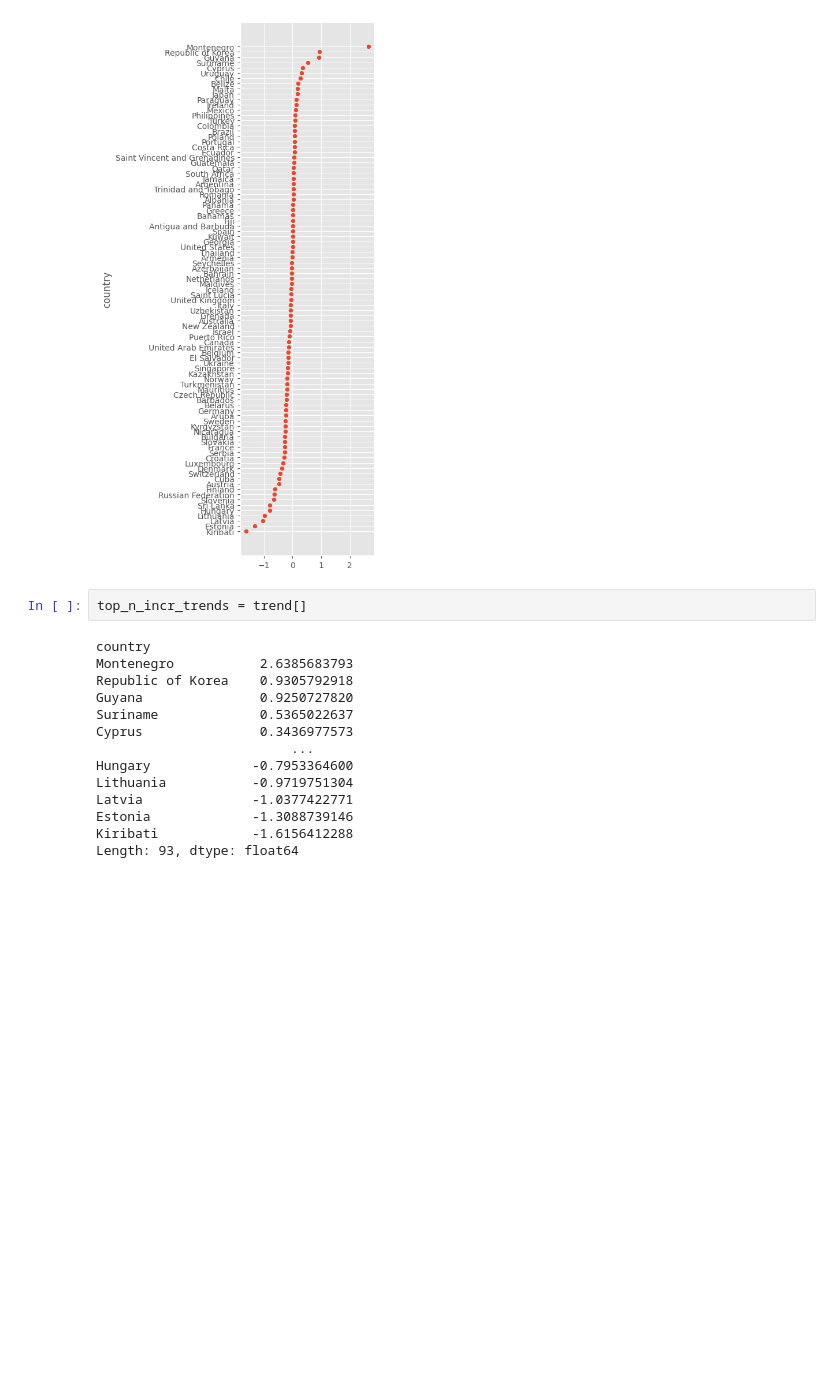
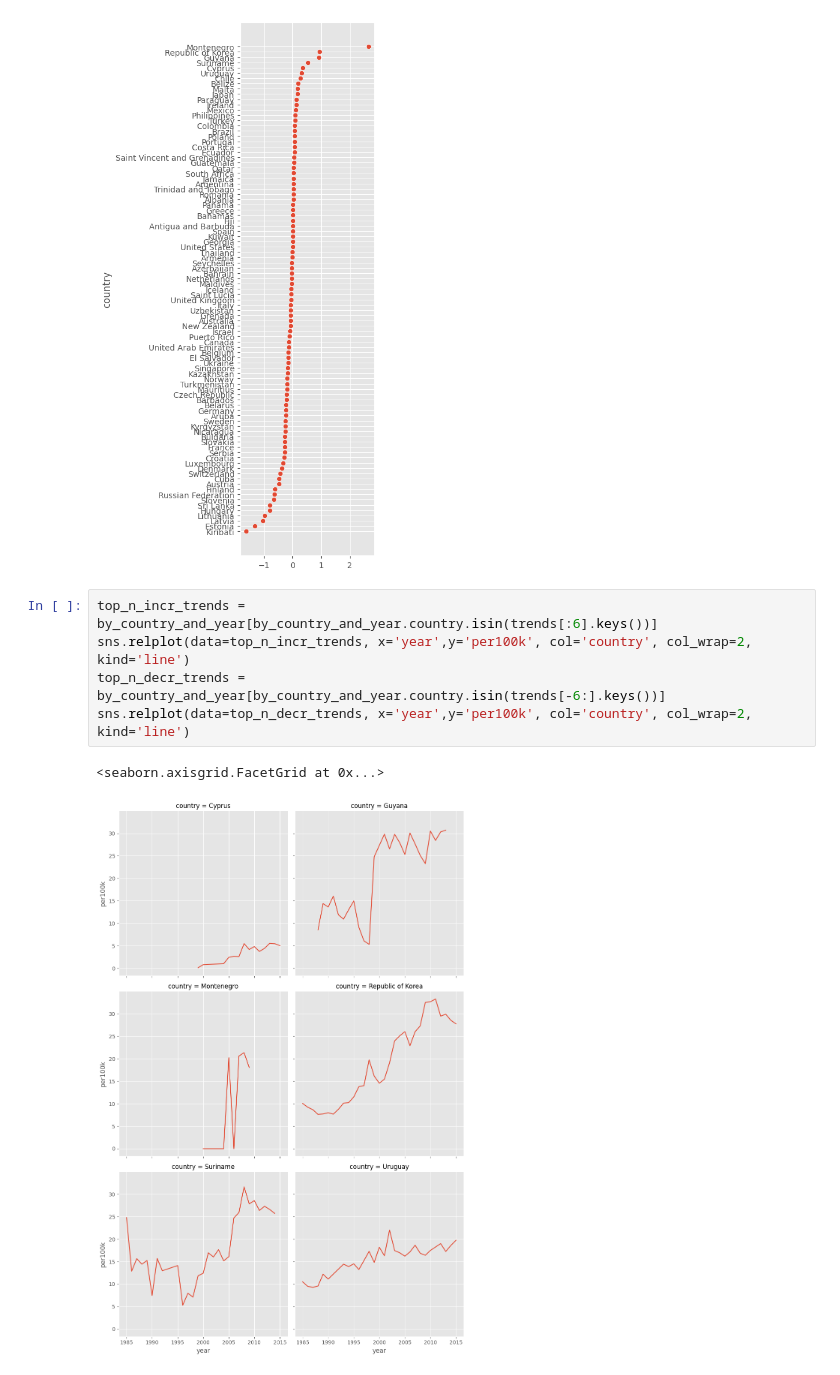
Before and after one commit to MarcelRosier/bdp_project, a Jupyter notebook: mental_health/eda.ipynb, the cells around one changed output. Drawn from its saved outputs; the diff is of its cells as text; blank space fills up the shorter version.

Commit message:
- added top 6 incr/ decr country plots

```diff
--- a/mental_health/eda.ipynb
+++ b/mental_health/eda.ipynb
@@ -292,19 +292,11 @@ sns.scatterplot(x=trends.values, y=trends.keys(), ax=ax)
 # %% [output]
 <AxesSubplot: ylabel='country'>
 [figure]
-# %%
-top_n_incr_trends = trend[]
-# %% [output]
-country
-Montenegro           2.6385683793
-Republic of Korea    0.9305792918
-Guyana               0.9250727820
-Suriname             0.5365022637
-Cyprus               0.3436977573
-                         ...
-Hungary             -0.7953364600
-Lithuania           -0.9719751304
-Latvia              -1.0377422771
-Estonia             -1.3088739146
-Kiribati            -1.6156412288
-Length: 93, dtype: float64
+# %%
+top_n_incr_trends = by_country_and_year[by_country_and_year.country.isin(trends[:6].keys())]
+sns.relplot(data=top_n_incr_trends, x='year',y='per100k', col='country', col_wrap=2, kind='line')
+top_n_decr_trends = by_country_and_year[by_country_and_year.country.isin(trends[-6:].keys())]
+sns.relplot(data=top_n_decr_trends, x='year',y='per100k', col='country', col_wrap=2, kind='line')
+# %% [output]
+<seaborn.axisgrid.FacetGrid at 0x...>
+[figure, added]
```
Also changed, not shown: parts of 1 cell of this notebook.
